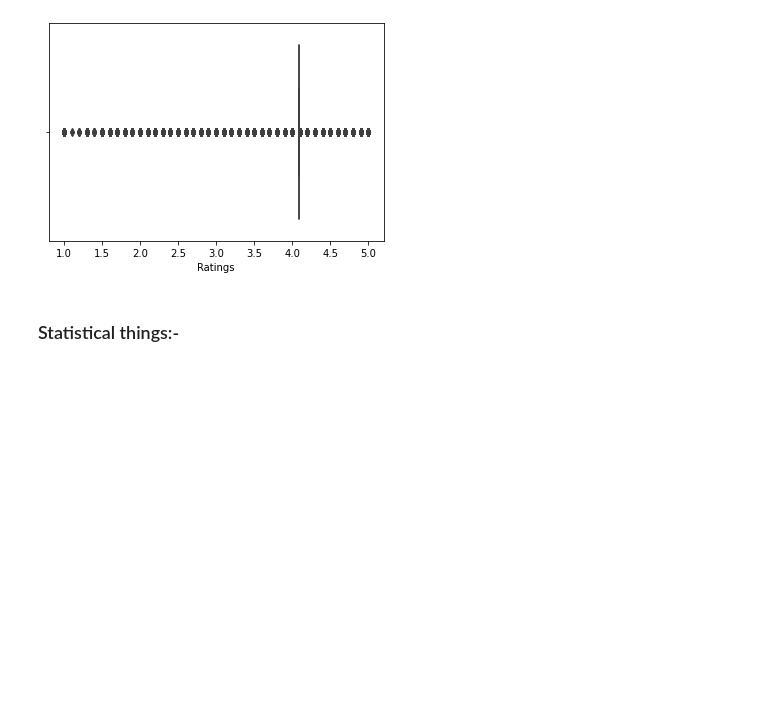
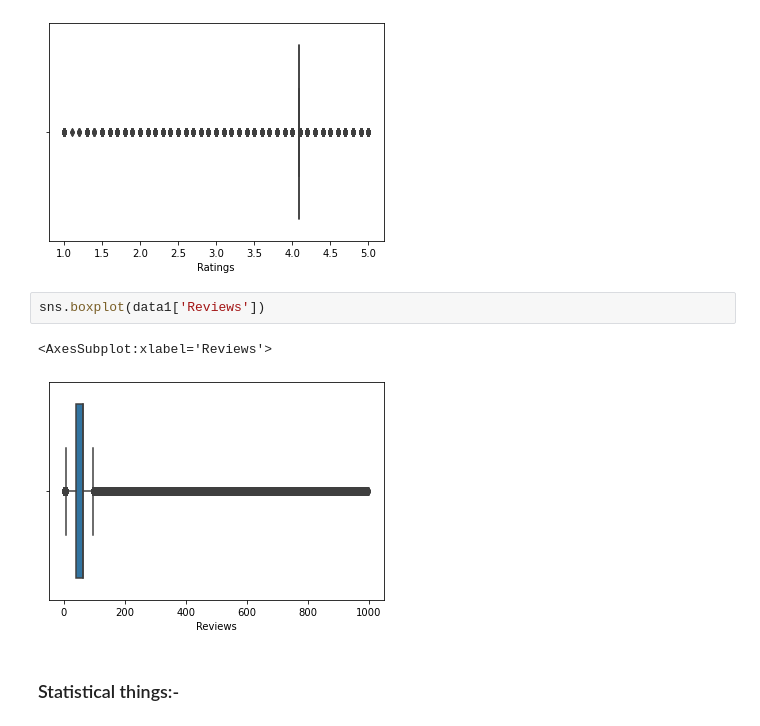
Before and after one commit to Jahanwi07/Myntra-Online-Shopping, a Jupyter notebook: EDA _PROJECT.ipynb, the cells around one changed output. Cells and saved outputs as stored; diff of their text form; blank space fills up the shorter version.

```diff
--- a/EDA _PROJECT.ipynb
+++ b/EDA _PROJECT.ipynb
@@ -364,6 +364,11 @@ sns.boxplot(data1['Ratings'])
 # %% [output]
 <AxesSubplot:xlabel='Ratings'>
 [figure]
+# %%
+sns.boxplot(data1['Reviews'])
+# %% [output]
+<AxesSubplot:xlabel='Reviews'>
+[figure, added]
 # %% [markdown]
 ### Statistical things:-
 # %% [markdown]
```
Also changed, not shown: parts of 8 cells of this notebook.
